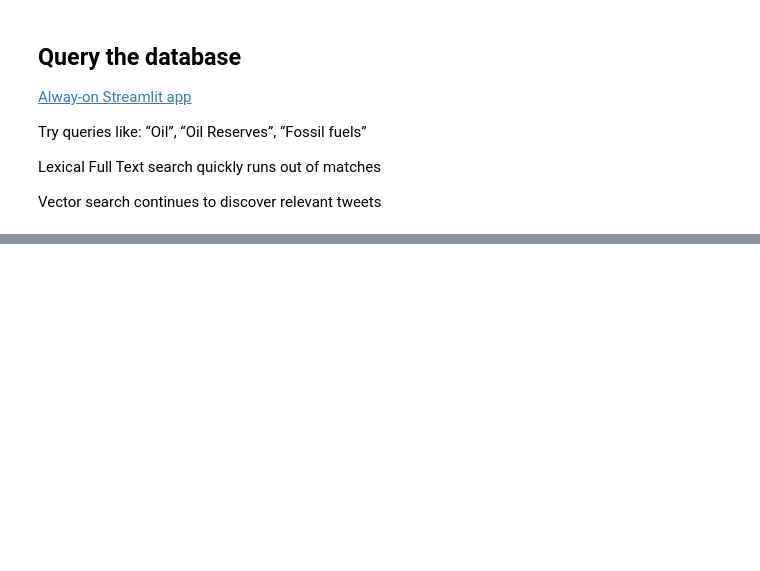
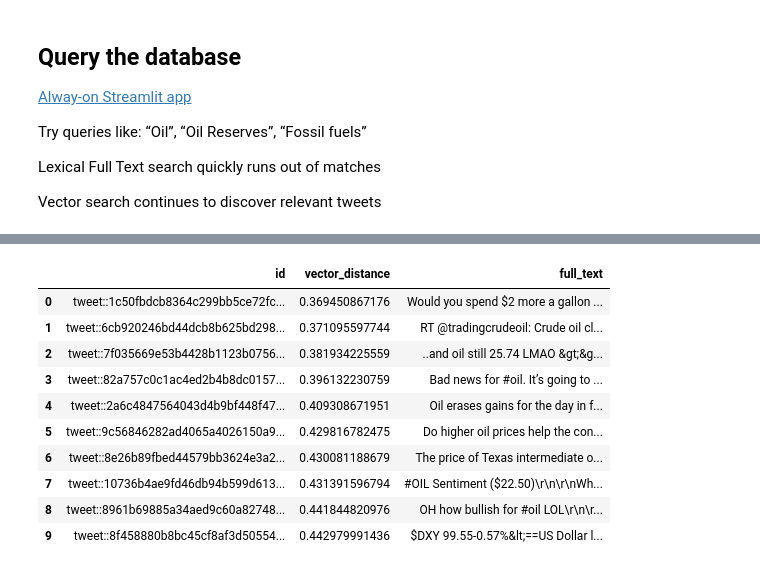
Before and after one commit to kamran-redis/Redis-Workshops, a Jupyter notebook: 02-Vector_Similarity_Search/02-RedisVL.ipynb, the cells around one changed output, grey strips where cells are left out. Drawn from its saved outputs; the diff is of its cells as text; code cells hidden in the pictures; blank space fills up the shorter version.

```diff
--- a/02-Vector_Similarity_Search/02-RedisVL.ipynb
+++ b/02-Vector_Similarity_Search/02-RedisVL.ipynb
@@ -336,2 +302,26 @@ else:
+# %%
+from redisvl.query import VectorQuery
+#from jupyterutils import result_print
+
+query = VectorQuery(
+    vector=hf.embed(user_query),
+    vector_field_name="text_embedding",
+    return_fields=["full_text", "vector_distance"],
+    num_results=10
+)
+results = index.query(query)
+pd.DataFrame(results)
+# %% [output]
+|  | id | vector_distance | full_text |
+| 0 | tweet::1c50fbdcb8364c299bb5ce72fc... | 0.369450867176 | Would you spend $2 more a gallon ... |
+| 1 | tweet::6cb920246bd44dcb8b625bd298... | 0.371095597744 | RT @tradingcrudeoil: Crude oil cl... |
+| 2 | tweet::7f035669e53b4428b1123b0756... | 0.381934225559 | ..and oil still 25.74 LMAO &gt;&g... |
+| 3 | tweet::82a757c0c1ac4ed2b4b8dc0157... | 0.396132230759 | Bad news for #oil. It’s going to ... |
+| 4 | tweet::2a6c4847564043d4b9bf448f47... | 0.409308671951 | Oil erases gains for the day in f... |
+| 5 | tweet::9c56846282ad4065a4026150a9... | 0.429816782475 | Do higher oil prices help the con... |
+| 6 | tweet::8e26b89fbed44579bb3624e3a2... | 0.430081188679 | The price of Texas intermediate o... |
+| 7 | tweet::10736b4ae9fd46db94b599d613... | 0.431391596794 | #OIL Sentiment ($22.50)\r\n\r\nWh... |
+| 8 | tweet::8961b69885a34aed9c60a82748... | 0.441844820976 | OH how bullish for #oil LOL\r\n\r... |
+| 9 | tweet::8f458880b8bc45cf8af3d50554... | 0.442979991436 | $DXY 99.55-0.57%&lt;==US Dollar l... |
 # %%
 #using Vector Similarity Index
```
Also changed, not shown: parts of 8 cells of this notebook.
